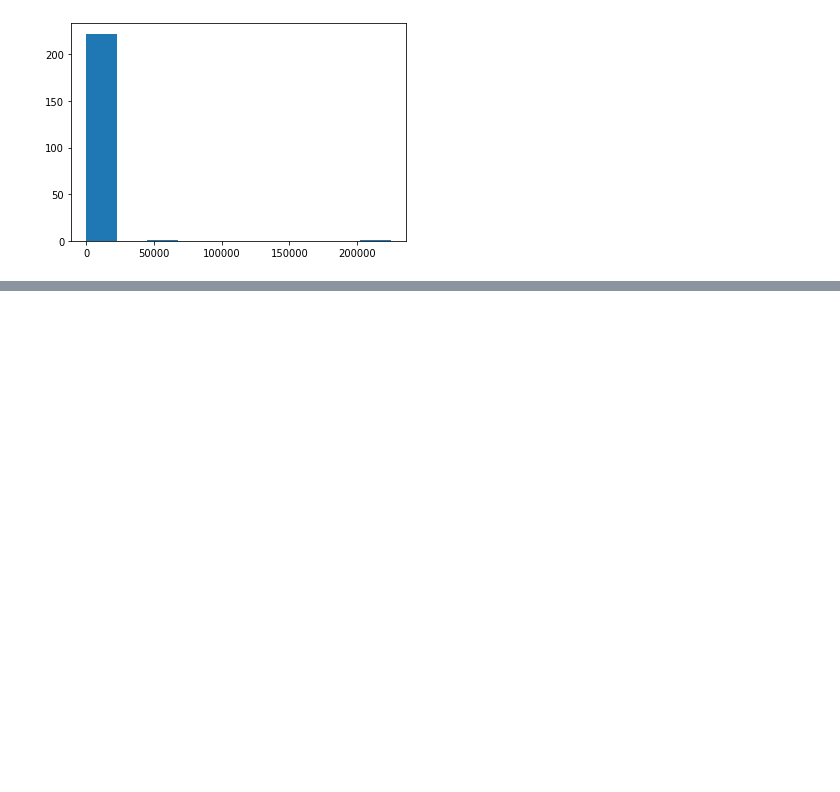
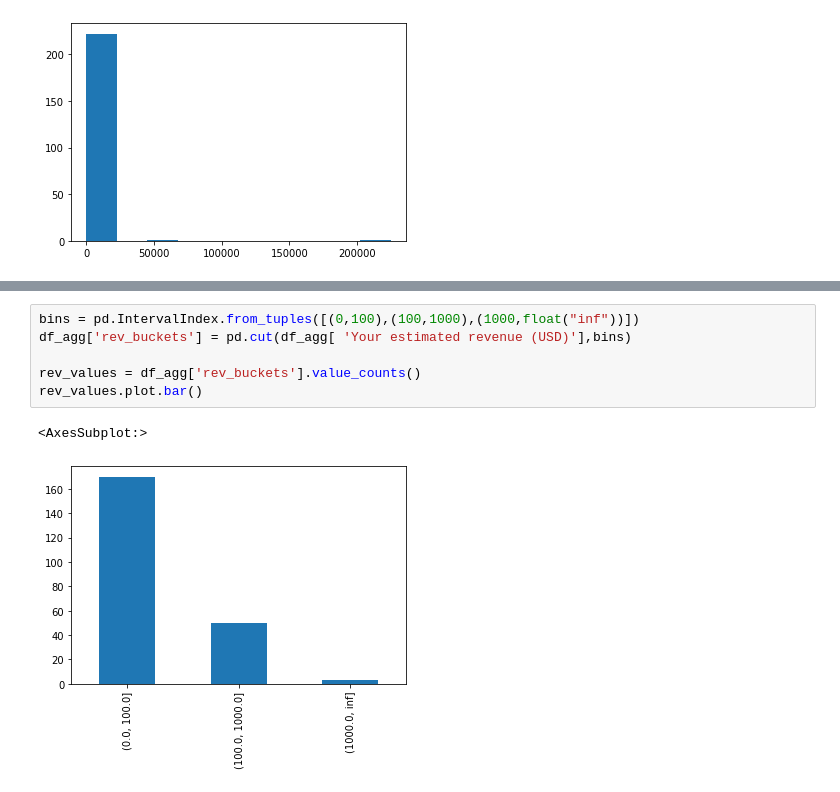
Before and after one commit to dnlsyfq/py_ML_Process_Course_AZ, a Jupyter notebook: 365datascience.ipynb, the cells around one changed output, grey strips where cells are left out. Cells and saved outputs as stored; diff of their text form; blank space fills up the shorter version.

```diff
--- a/365datascience.ipynb
+++ b/365datascience.ipynb
@@ -402,0 +413,9 @@ plt.hist(df_agg.Likes)
+# %%
+bins = pd.IntervalIndex.from_tuples([(0,100),(100,1000),(1000,float("inf"))])
+df_agg['rev_buckets'] = pd.cut(df_agg[ 'Your es­tim­ated rev­en­ue (USD)'],bins)
+
+rev_values = df_agg['rev_buckets'].value_counts()
+rev_values.plot.bar()
+# %% [output]
+<AxesSubplot:>
+[figure, added]
```
Also changed, not shown: parts of 42 cells of this notebook.
